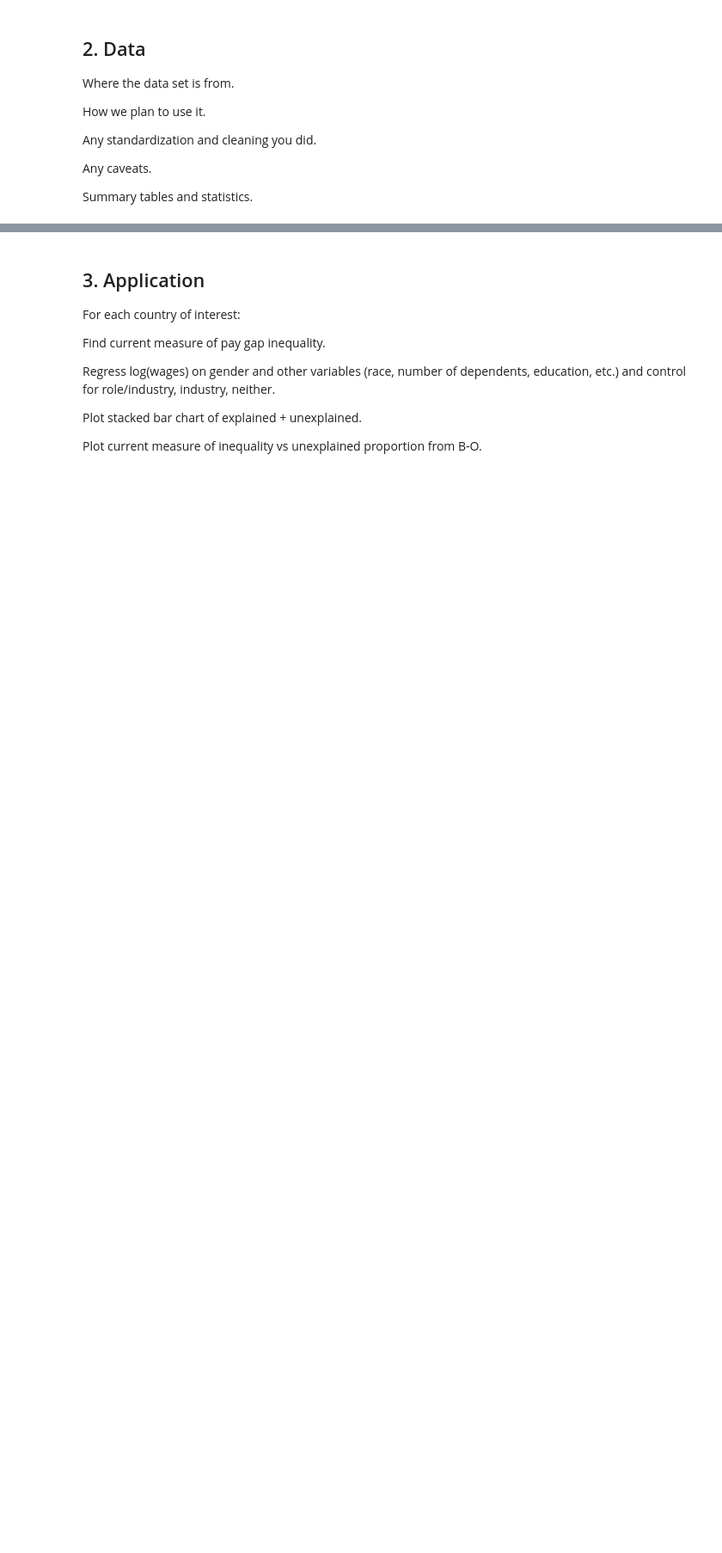
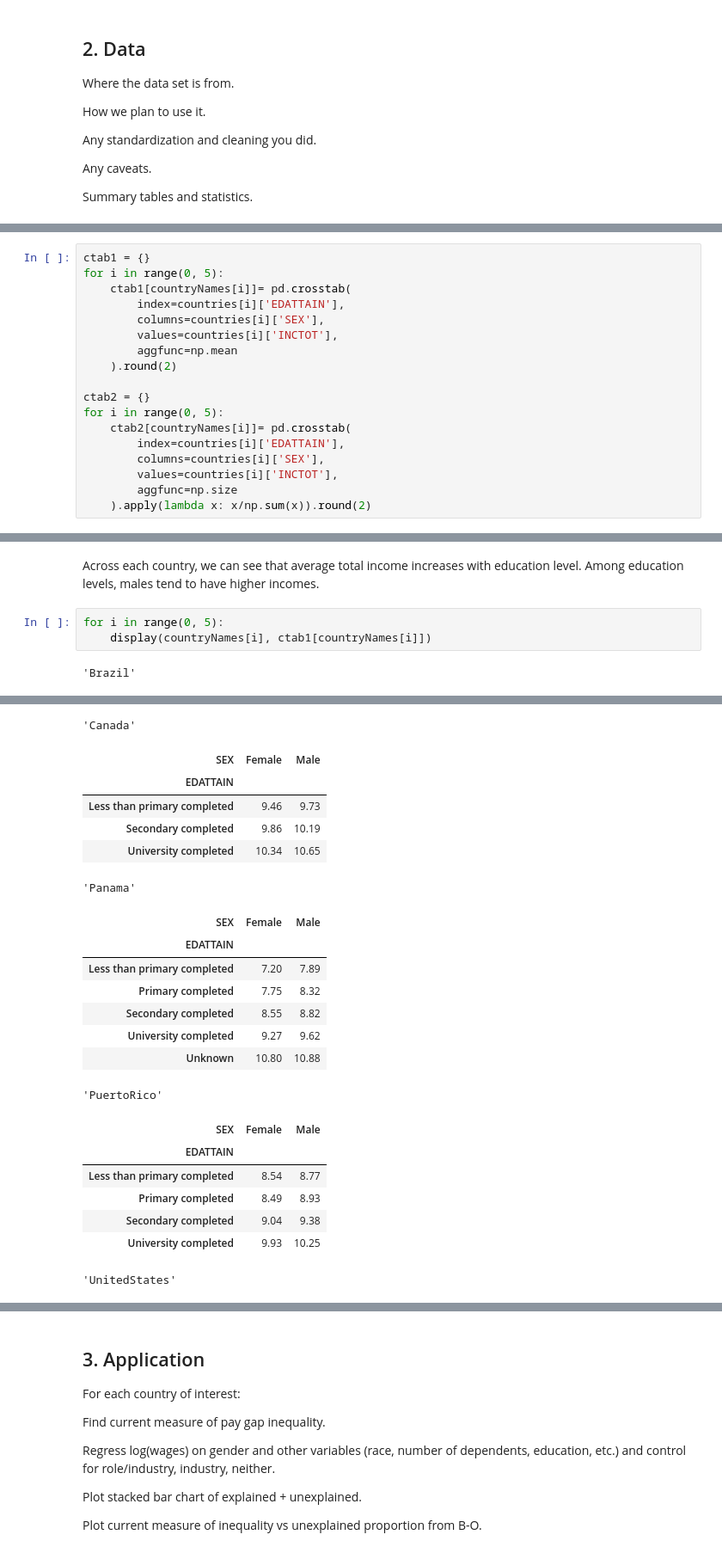
Before and after one commit to chrisdfong/Gender-Pay-Gap-Analysis, a Jupyter notebook: Project.ipynb, the cells around one changed output, grey strips where cells are left out. Shown: that part at 86% size. Saved outputs shown, nothing was run; the diff lists cells and outputs as text; blank space fills up the shorter version.

```diff
--- a/Project.ipynb
+++ b/Project.ipynb
@@ -153,0 +174,18 @@ data.head()
+# %%
+ctab1 = {}
+for i in range(0, 5):
+    ctab1[countryNames[i]]= pd.crosstab(
+        index=countries[i]['EDATTAIN'],
+        columns=countries[i]['SEX'],
+        values=countries[i]['INCTOT'],
+        aggfunc=np.mean
+    ).round(2)
+
+ctab2 = {}
+for i in range(0, 5):
+    ctab2[countryNames[i]]= pd.crosstab(
+        index=countries[i]['EDATTAIN'],
+        columns=countries[i]['SEX'],
+        values=countries[i]['INCTOT'],
+        aggfunc=np.size
+    ).apply(lambda x: x/np.sum(x)).round(2)
@@ -153,0 +194,7 @@ data.head()
+# %% [markdown]
+Across each country, we can see that average total income increases with education level.  Among education levels, males tend to have higher incomes.
+# %%
+for i in range(0, 5):
+    display(countryNames[i], ctab1[countryNames[i]])
+# %% [output]
+'Brazil'
@@ -153,0 +207,22 @@ data.head()
+'Canada'
+| SEX | Female | Male |
+| EDATTAIN |  |  |
+| Less than primary completed | 9.46 | 9.73 |
+| Secondary completed | 9.86 | 10.19 |
+| University completed | 10.34 | 10.65 |
+'Panama'
+| SEX | Female | Male |
+| EDATTAIN |  |  |
+| Less than primary completed | 7.20 | 7.89 |
+| Primary completed | 7.75 | 8.32 |
+| Secondary completed | 8.55 | 8.82 |
+| University completed | 9.27 | 9.62 |
+| Unknown | 10.80 | 10.88 |
+'PuertoRico'
+| SEX | Female | Male |
+| EDATTAIN |  |  |
+| Less than primary completed | 8.54 | 8.77 |
+| Primary completed | 8.49 | 8.93 |
+| Secondary completed | 9.04 | 9.38 |
+| University completed | 9.93 | 10.25 |
+'UnitedStates'
```
Also changed, not shown: parts of 9 cells of this notebook.
